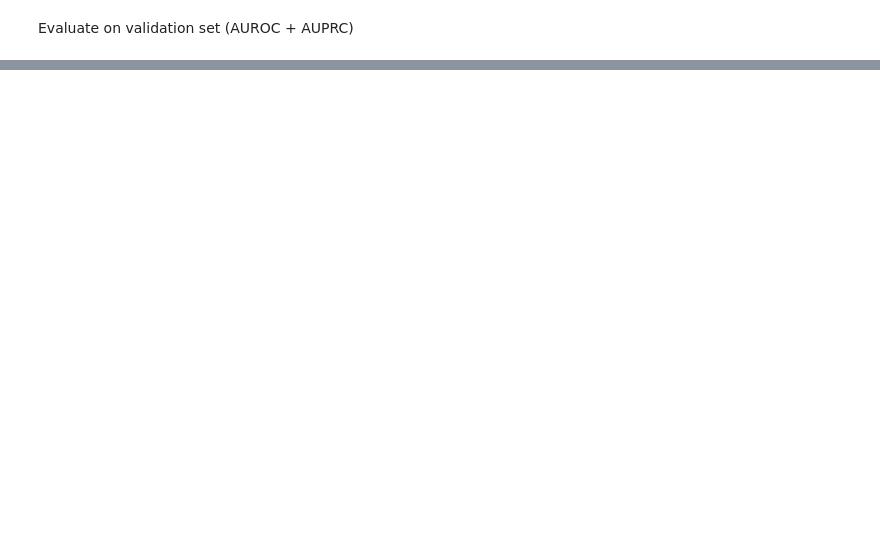
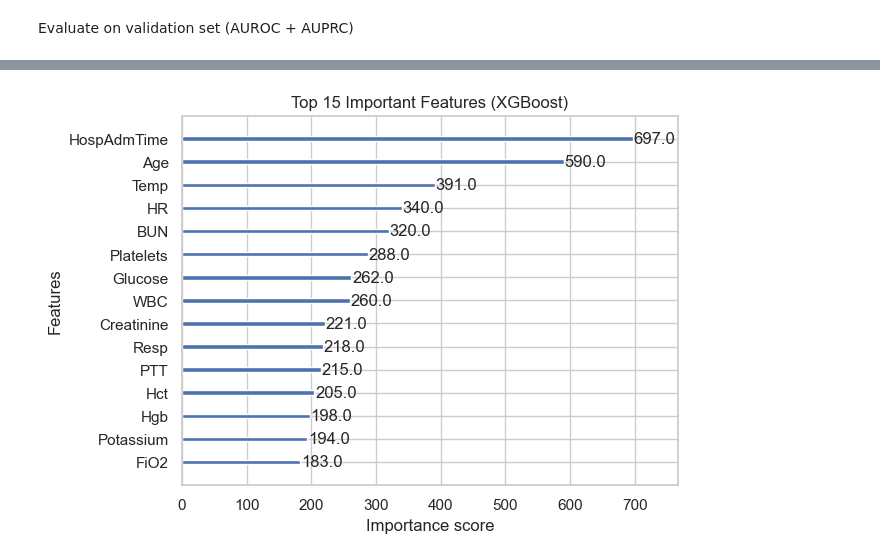
Before and after one commit to nikhithanjani5/EarlySepsisPrediction, a Jupyter notebook: notebooks/03_baseline_models.ipynb, the cells around one changed output, grey strips where cells are left out. Drawn from its saved outputs; the diff is of its cells as text; code cells hidden in the pictures; blank space fills up the shorter version.

```diff
--- a/notebooks/03_baseline_models.ipynb
+++ b/notebooks/03_baseline_models.ipynb
@@ -207,0 +252,6 @@ results
+# %%
+xgb.plot_importance(xgb_model, max_num_features=15)
+plt.title("Top 15 Important Features (XGBoost)")
+plt.show()
+# %% [output]
+[figure, added]
```
Also changed, not shown: parts of 12 cells of this notebook, 2 other files.
